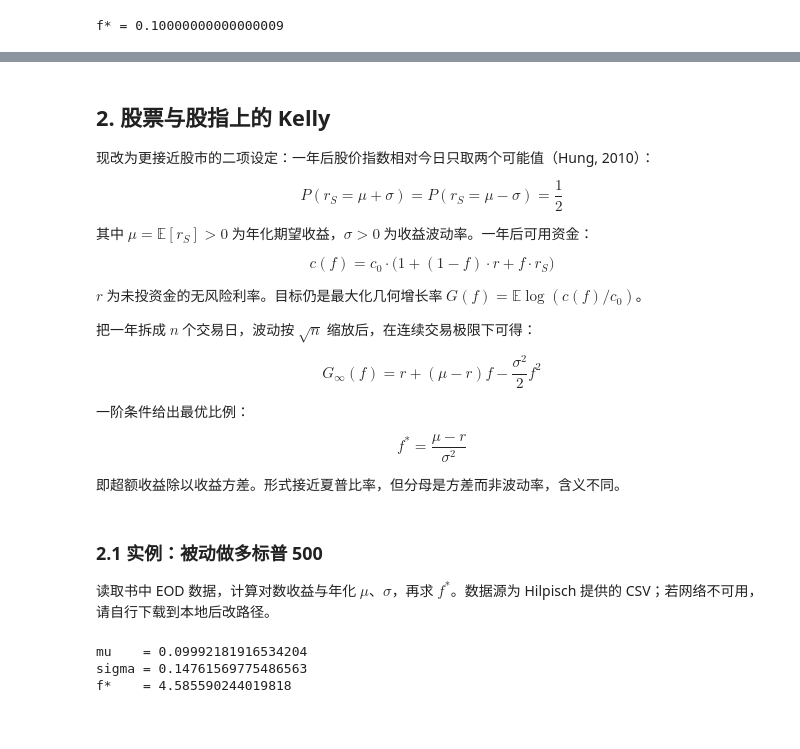
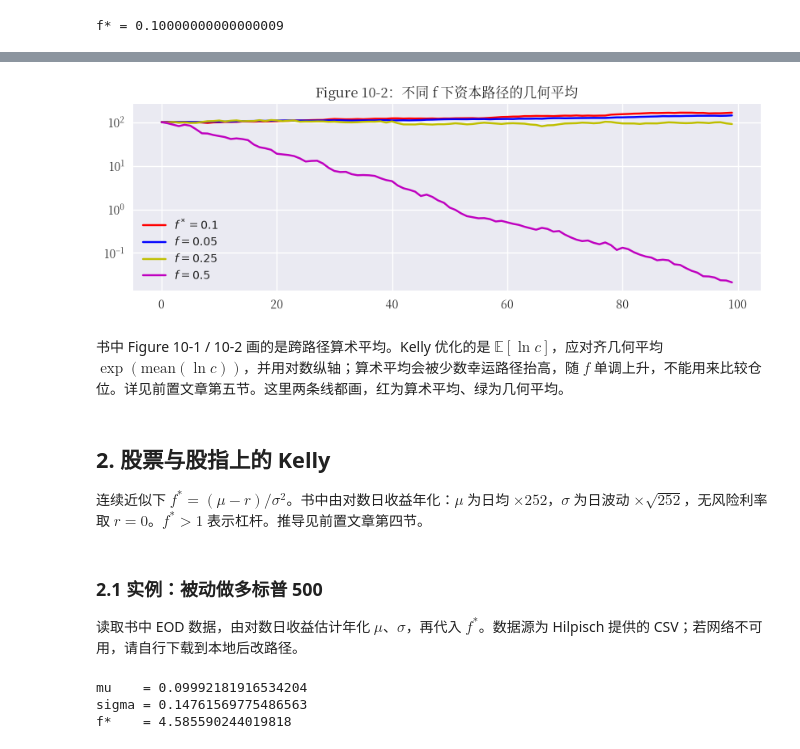
Before and after one commit to zhaojinting2020/quant-trading-learning-path, a Jupyter notebook: attachments/Python-算法交易学习笔记-Cpv4djLFwoWd2CxiXgsc4laSn2f/code/Capital_Management_Kelly.ipynb, the cells around one changed output, grey strips where cells are left out. Saved outputs shown, nothing was run; the diff lists cells and outputs as text; code cells hidden in the pictures.

```diff
--- a/attachments/Python-算法交易学习笔记-Cpv4djLFwoWd2CxiXgsc4laSn2f/code/Capital_Management_Kelly.ipynb
+++ b/attachments/Python-算法交易学习笔记-Cpv4djLFwoWd2CxiXgsc4laSn2f/code/Capital_Management_Kelly.ipynb
@@ -135,37 +92,25 @@ plt.show()
+# %%
+plt.figure(figsize=(10, 3))
+plt.plot(path_geomean(c_1), "r", label="$f^*=0.1$")
+plt.plot(path_geomean(c_2), "b", label="$f=0.05$")
+plt.plot(path_geomean(c_3), "y", label="$f=0.25$")
+plt.plot(path_geomean(c_4), "m", label="$f=0.5$")
+plt.legend(loc=0)
+plt.title("Figure 10-2：不同 f 下资本路径的几何平均")
+plt.yscale("log")
+plt.show()
+# %% [output]
+[figure, added]
+# %% [markdown]
+书中 Figure 10-1 / 10-2 画的是跨路径算术平均。Kelly 优化的是 $\mathbb{E}[\ln c]$，应对齐几何平均 $\exp(\mathrm{mean}(\ln c))$，并用对数纵轴；算术平均会被少数幸运路径抬高，随 $f$ 单调上升，不能用来比较仓位。详见前置文章第五节。这里两条线都画，红为算术平均、绿为几何平均。
 # %% [markdown]
 ## 2. 股票与股指上的 Kelly
 
-现改为更接近股市的二项设定：一年后股价指数相对今日只取两个可能值（Hung, 2010）：
-
-$$
-P\!\left(r_S=\mu+\sigma\right)=P\!\left(r_S=\mu-\sigma\right)=\frac{1}{2}
-$$
-
-其中 $\mu=\mathbb{E}[r_S]>0$ 为年化期望收益，$\sigma>0$ 为收益波动率。一年后可用资金：
-
-$$
-c(f)=c_0\cdot\bigl(1+(1-f)\cdot r + f\cdot r_S\bigr)
-$$
-
-$r$ 为未投资金的无风险利率。目标仍是最大化几何增长率 $G(f)=\mathbb{E}\log(c(f)/c_0)$。
-
-把一年拆成 $n$ 个交易日，波动按 $\sqrt{n}$ 缩放后，在连续交易极限下可得：
-
-$$
-G_\infty(f)=r+(\mu-r)f-\frac{\sigma^2}{2}f^2
-$$
-
-一阶条件给出最优比例：
-
-$$
-f^*=\frac{\mu-r}{\sigma^2}
-$$
-
-即超额收益除以收益方差。形式接近夏普比率，但分母是方差而非波动率，含义不同。
+连续近似下 $f^*=(\mu-r)/\sigma^2$。书中由对数日收益年化：$\mu$ 为日均 $\times 252$，$\sigma$ 为日波动 $\times\sqrt{252}$，无风险利率取 $r=0$。$f^*>1$ 表示杠杆。推导见前置文章第四节。
 # %% [markdown]
 ### 2.1 实例：被动做多标普 500
 
-读取书中 EOD 数据，计算对数收益与年化 $\mu$、$\sigma$，再求 $f^*$。数据源为 Hilpisch 提供的 CSV；若网络不可用，请自行下载到本地后改路径。
+读取书中 EOD 数据，由对数日收益估计年化 $\mu$、$\sigma$，再代入 $f^*$。数据源为 Hilpisch 提供的 CSV；若网络不可用，请自行下载到本地后改路径。
 # %%
 DATA_URL = "http://hilpisch.com/pyalgo_eikon_eod_data.csv"
 # 本地备选：DATA_URL = "data/pyalgo_eikon_eod_data.csv"
```
Also changed, not shown: parts of 25 cells of this notebook, 6 other files.
